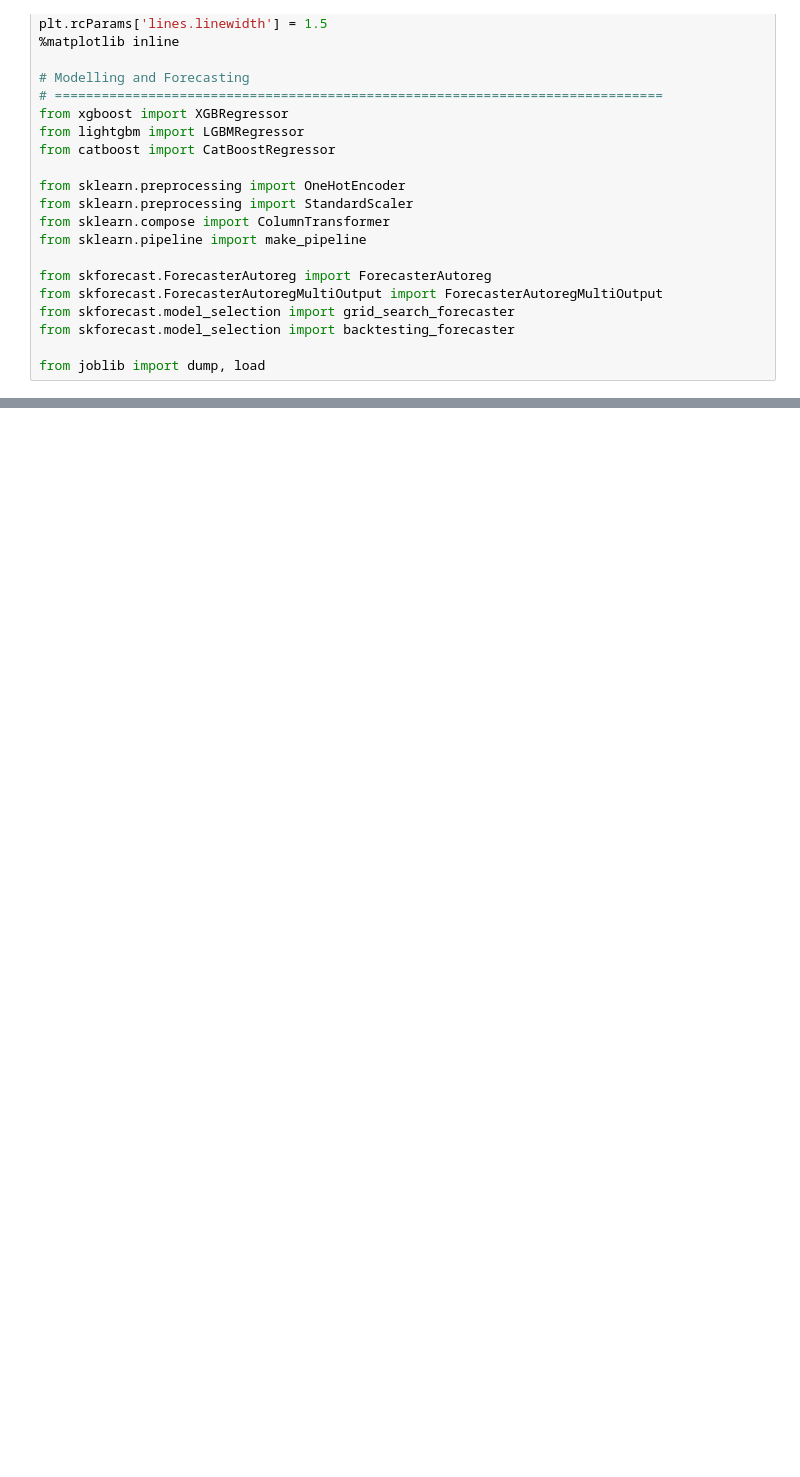
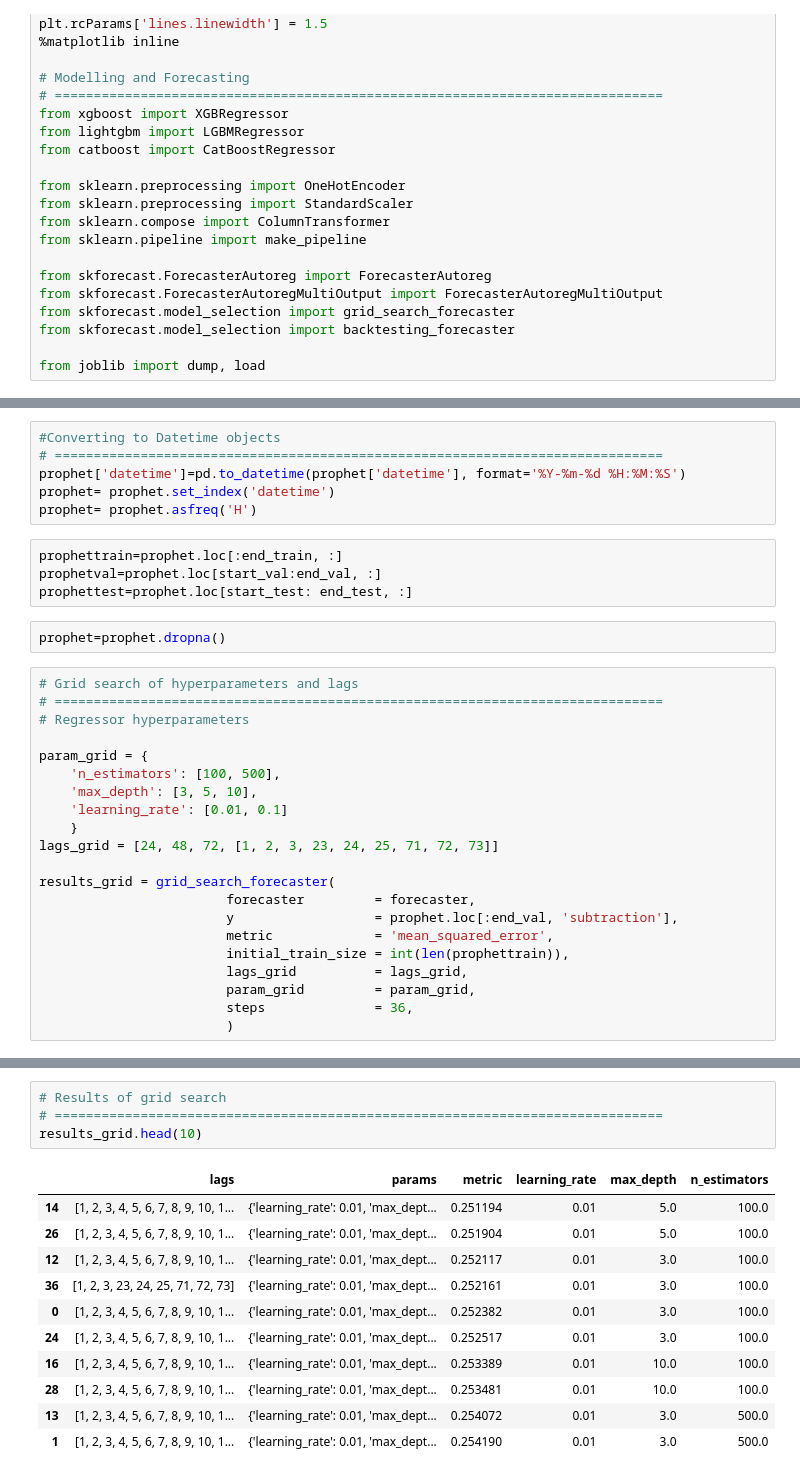
Before and after one commit to sohan6ers/Battery-Lecture-Scheduling, a Jupyter notebook: LightGBM/LightGBM Forecasting Building4.ipynb, the cells around one changed output, grey strips where cells are left out. Saved outputs shown, nothing was run; the diff lists cells and outputs as text; blank space fills up the shorter version.

```diff
--- a/LightGBM/LightGBM Forecasting Building4.ipynb
+++ b/LightGBM/LightGBM Forecasting Building4.ipynb
@@ -126,0 +928,33 @@ print(f"Backtest error: {metric}")
+# %%
+#Converting to Datetime objects
+# ==============================================================================
+prophet['datetime']=pd.to_datetime(prophet['datetime'], format='%Y-%m-%d %H:%M:%S')
+prophet= prophet.set_index('datetime')
+prophet= prophet.asfreq('H')
+# %%
+prophettrain=prophet.loc[:end_train, :]
+prophetval=prophet.loc[start_val:end_val, :]
+prophettest=prophet.loc[start_test: end_test, :]
+# %%
+prophet=prophet.dropna()
+# %%
+# Grid search of hyperparameters and lags
+# ==============================================================================
+# Regressor hyperparameters
+
+param_grid = {
+    'n_estimators': [100, 500],
+    'max_depth': [3, 5, 10],
+    'learning_rate': [0.01, 0.1]
+    }
+lags_grid = [24, 48, 72, [1, 2, 3, 23, 24, 25, 71, 72, 73]]
+
+results_grid = grid_search_forecaster(
+                        forecaster         = forecaster,
+                        y                  = prophet.loc[:end_val, 'subtraction'],
+                        metric             = 'mean_squared_error',
+                        initial_train_size = int(len(prophettrain)),
+                        lags_grid          = lags_grid,
+                        param_grid         = param_grid,
+                        steps              = 36,
+                        )
@@ -126,0 +1135,16 @@ print(f"Backtest error: {metric}")
+# %%
+# Results of grid search
+# ==============================================================================
+results_grid.head(10)
+# %% [output]
+|  | lags | params | metric | learning_rate | max_depth | n_estimators |
+| 14 | [1, 2, 3, 4, 5, 6, 7, 8, 9, 10, 1... | {'learning_rate': 0.01, 'max_dept... | 0.251194 | 0.01 | 5.0 | 100.0 |
+| 26 | [1, 2, 3, 4, 5, 6, 7, 8, 9, 10, 1... | {'learning_rate': 0.01, 'max_dept... | 0.251904 | 0.01 | 5.0 | 100.0 |
+| 12 | [1, 2, 3, 4, 5, 6, 7, 8, 9, 10, 1... | {'learning_rate': 0.01, 'max_dept... | 0.252117 | 0.01 | 3.0 | 100.0 |
+| 36 | [1, 2, 3, 23, 24, 25, 71, 72, 73] | {'learning_rate': 0.01, 'max_dept... | 0.252161 | 0.01 | 3.0 | 100.0 |
+| 0 | [1, 2, 3, 4, 5, 6, 7, 8, 9, 10, 1... | {'learning_rate': 0.01, 'max_dept... | 0.252382 | 0.01 | 3.0 | 100.0 |
+| 24 | [1, 2, 3, 4, 5, 6, 7, 8, 9, 10, 1... | {'learning_rate': 0.01, 'max_dept... | 0.252517 | 0.01 | 3.0 | 100.0 |
+| 16 | [1, 2, 3, 4, 5, 6, 7, 8, 9, 10, 1... | {'learning_rate': 0.01, 'max_dept... | 0.253389 | 0.01 | 10.0 | 100.0 |
+| 28 | [1, 2, 3, 4, 5, 6, 7, 8, 9, 10, 1... | {'learning_rate': 0.01, 'max_dept... | 0.253481 | 0.01 | 10.0 | 100.0 |
+| 13 | [1, 2, 3, 4, 5, 6, 7, 8, 9, 10, 1... | {'learning_rate': 0.01, 'max_dept... | 0.254072 | 0.01 | 3.0 | 500.0 |
+| 1 | [1, 2, 3, 4, 5, 6, 7, 8, 9, 10, 1... | {'learning_rate': 0.01, 'max_dept... | 0.254190 | 0.01 | 3.0 | 500.0 |
```
Also changed, not shown: parts of 44 cells of this notebook, 4 other files.
